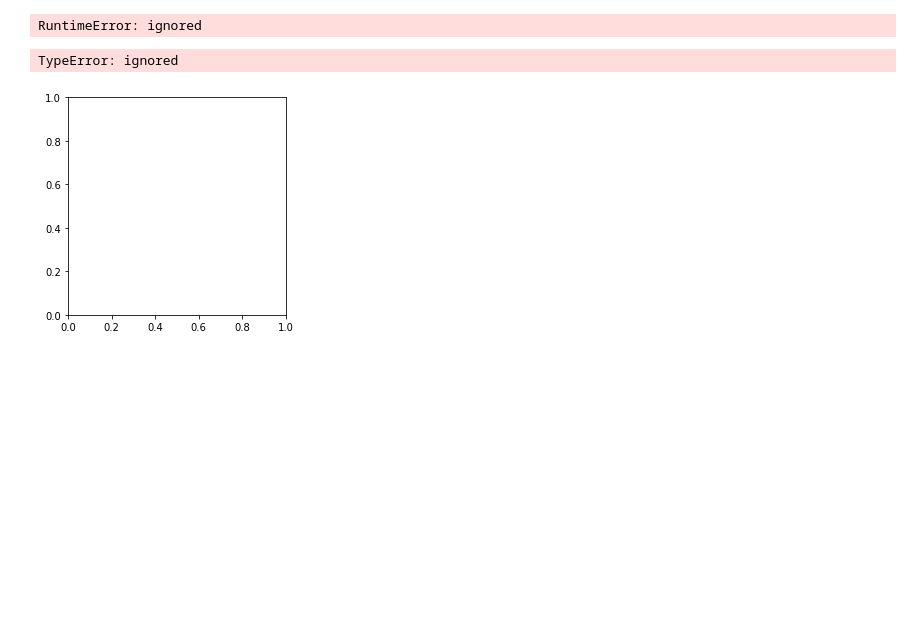
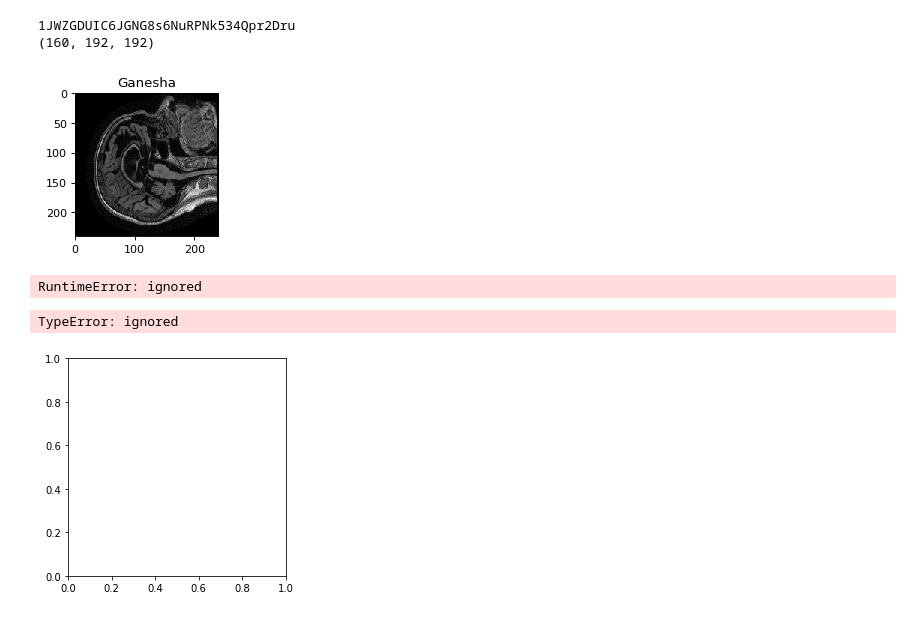
Before and after one commit to kavithabakshi/ADNI, a Jupyter notebook: ADNI.ipynb, the cells around one changed output. Saved outputs shown, nothing was run; the diff lists cells and outputs as text; code cells hidden in the pictures; blank space fills up the shorter version.

```diff
--- a/ADNI.ipynb
+++ b/ADNI.ipynb
@@ -34,0 +47,59 @@ from dltk.io.preprocessing import *
+# %%
+link = 'https://drive.google.com/open?id=1JWZGDUIC6JGNG8s6NuRPNk534Qpr2Dru'
+fluff, id = link.split('=')
+print (id) # Verify that you have everything after '='
+downloaded = drive.CreateFile({'id':id})
+downloaded.GetContentFile('Gtest.nii')
+sitk_t1 = sitk.ReadImage('Gtest.nii')
+t1 = sitk.GetArrayFromImage(sitk_t1)
+print(t1.shape)
+#sitk.Show(sitk_t1, title="Visible Human Head", debugOn=True)
+#sitk.Show(inputImage)
+# Dataset is now stored in a Pandas Dataframe
+#grid_image = sitk.GridSource(t1, outputPixelType=sitk.sitkUInt16, size=(512,512),
+#                             sigma=(0.1,0.1), gridSpacing=(20.0,20.0))
+
+# Procedural interface, using the default image viewer (Fiji/ImageJ) or
+# any viewer specified by the SITK_SHOW_COMMAND environment variable.
+#sitk.Show(sitk_t1, title = "grid using Show function", debugOn = True)
+#plt.imshow(t1)
+#image_viewer = sitk.ImageViewer()
+#image_viewer.SetTitle('grid using ImageViewer class')
+
+# Use the default image viewer.
+#image_viewer.Execute(grid_image)
+# %% [output]
+1JWZGDUIC6JGNG8s6NuRPNk534Qpr2Dru
+(160, 192, 192)
+# %%
+title="Ganesha"
+margin=0.05
+dpi=80
+spacing = sitk_t1.GetSpacing()
+if t1.ndim == 3:
+        # fastest dim, either component or x
+        c = t1.shape[-1]
+
+        # if the number of components is 3 or 4 consider it an RGB image
+        if not c in (3,4):
+            t1 = t1[t1.shape[0]//2,:,:]
+
+        elif t1.ndim == 4:
+            c = t1.shape[-1]
+            # take a z-slice
+            t1 = t1[t1.shape[0]//2,:,:,:]
+
+
+xsize = t1.shape[1]
+ysize = t1.shape[0]
+
+figsize = (1 + margin) * xsize / dpi, (1 + margin) * ysize / dpi
+plt.figure(figsize=figsize, dpi=dpi, tight_layout=True)
+ax = plt.gca()
+extent = (0, xsize * spacing[0], ysize * spacing[1], 0)
+t = ax.imshow(t1, extent=extent, interpolation=None)
+t.set_cmap("gray")
+plt.title(title)
+plt.show()
+# %% [output]
+[figure, added]
```
Also changed, not shown: parts of 4 cells of this notebook.
